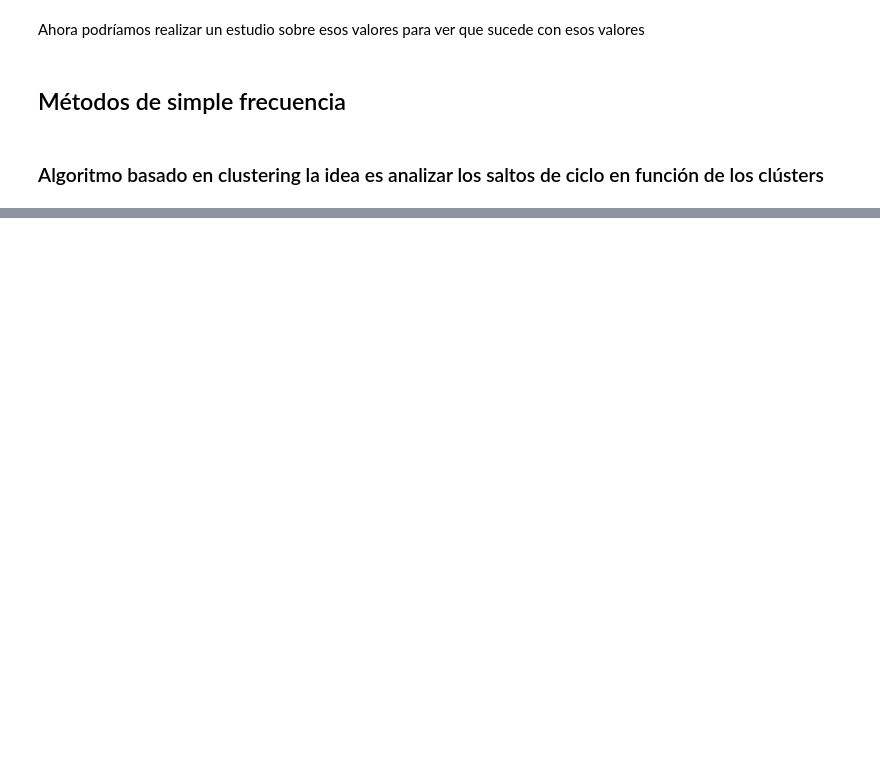
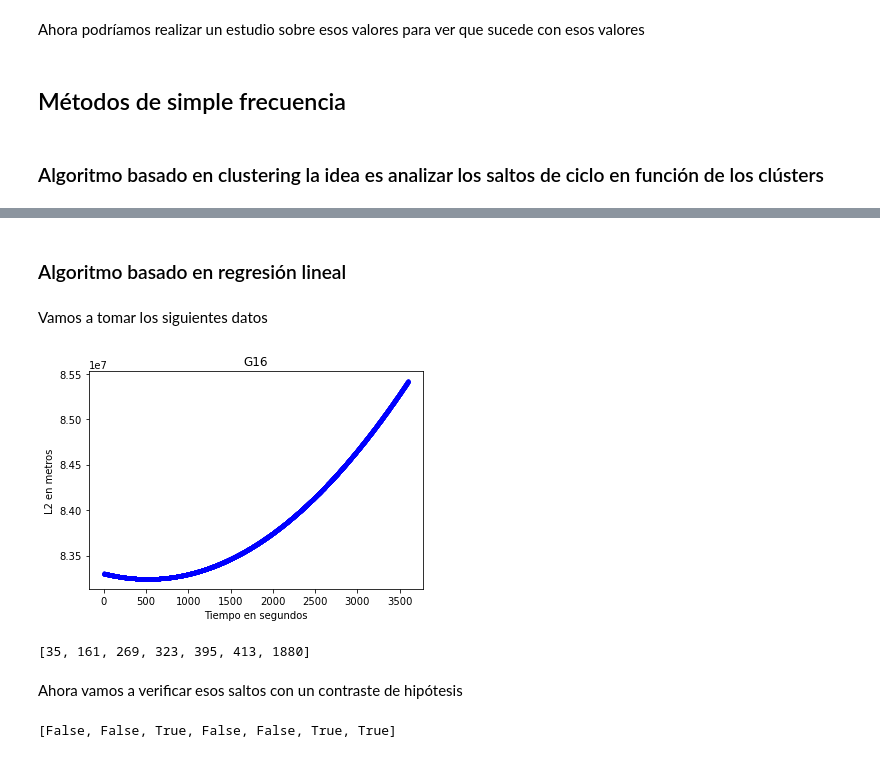
Before and after one commit to DavMat857/TFGPrueba, a Jupyter notebook: resumen.ipynb, the cells around one changed output, grey strips where cells are left out. Cells and saved outputs as stored; diff of their text form; code cells hidden in the pictures; blank space fills up the shorter version.

```diff
--- a/resumen.ipynb
+++ b/resumen.ipynb
@@ -111,0 +161,25 @@ KeyboardInterrupt:
+# %% [markdown]
+### Algoritmo basado en regresión lineal
+# %% [markdown]
+Vamos a tomar los siguientes datos
+# %%
+Madrid = archivos[5]
+dict_Madrid = all_information2(Madrid)
+sat = 'G16' #Obtenido graficando y analizando
+datos = L2(Madrid,sat)
+graficar_sat(Madrid,4,sat)
+paso = 9
+# %% [output]
+[figure, added]
+# %%
+from regresion2 import algoritmo
+algoritmo(datos,paso)
+# %% [output]
+[35, 161, 269, 323, 395, 413, 1880]
+# %% [markdown]
+Ahora vamos a verificar esos saltos con un contraste de hipótesis
+# %%
+from contraste2 import comprobacion
+comprobacion(datos,paso)
+# %% [output]
+[False, False, True, False, False, True, True]
```
Also changed, not shown: parts of 14 cells of this notebook, 6 other files.
